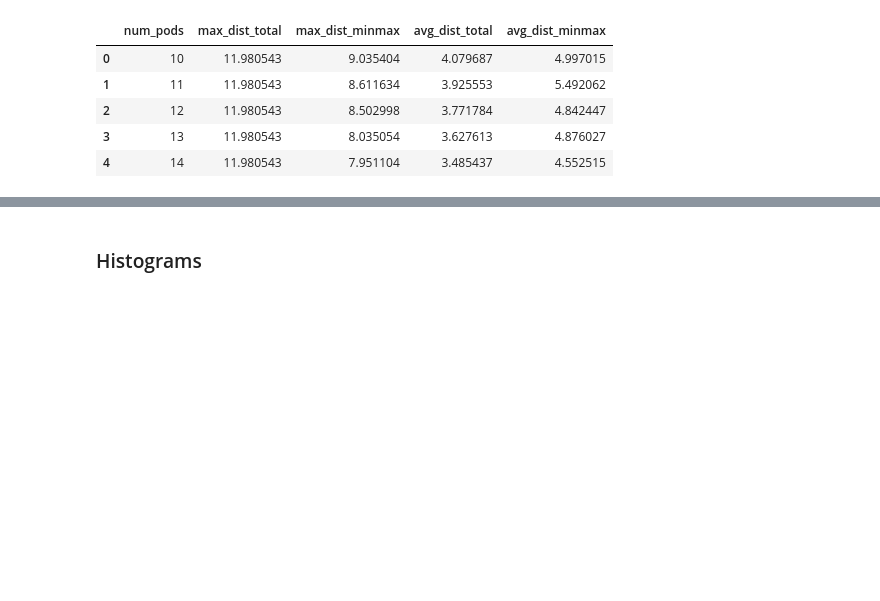
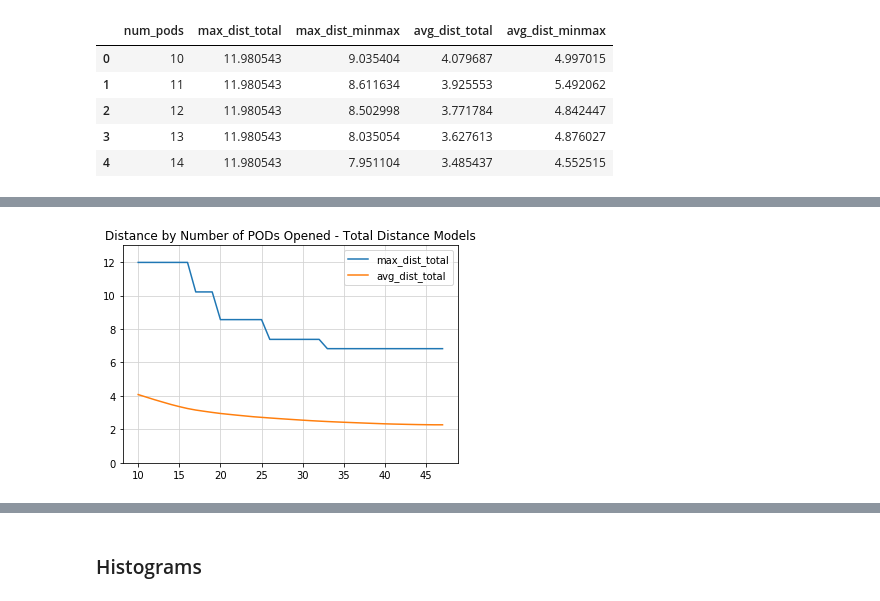
Before and after one commit to espeigle36/points-of-dispense, a Jupyter notebook: Analysis.ipynb, the cells around one changed output, grey strips where cells are left out. Saved outputs shown, nothing was run; the diff lists cells and outputs as text; code cells hidden in the pictures; blank space fills up the shorter version.

```diff
--- a/Analysis.ipynb
+++ b/Analysis.ipynb
@@ -74,0 +78,11 @@ plt.show()
+# %%
+cols = ['max_dist_total','avg_dist_total']
+# %%
+plt.plot(dist_df['num_pods'], dist_df[cols])
+plt.title('Distance by Number of PODs Opened - Total Distance Models')
+plt.legend(cols)
+plt.grid(b=True, which='major', color='#D3D3D3', linestyle='-')
+plt.ylim(0, 13)
+plt.show()
+# %% [output]
+[figure, added]
```
Also changed, not shown: parts of 10 cells of this notebook.
